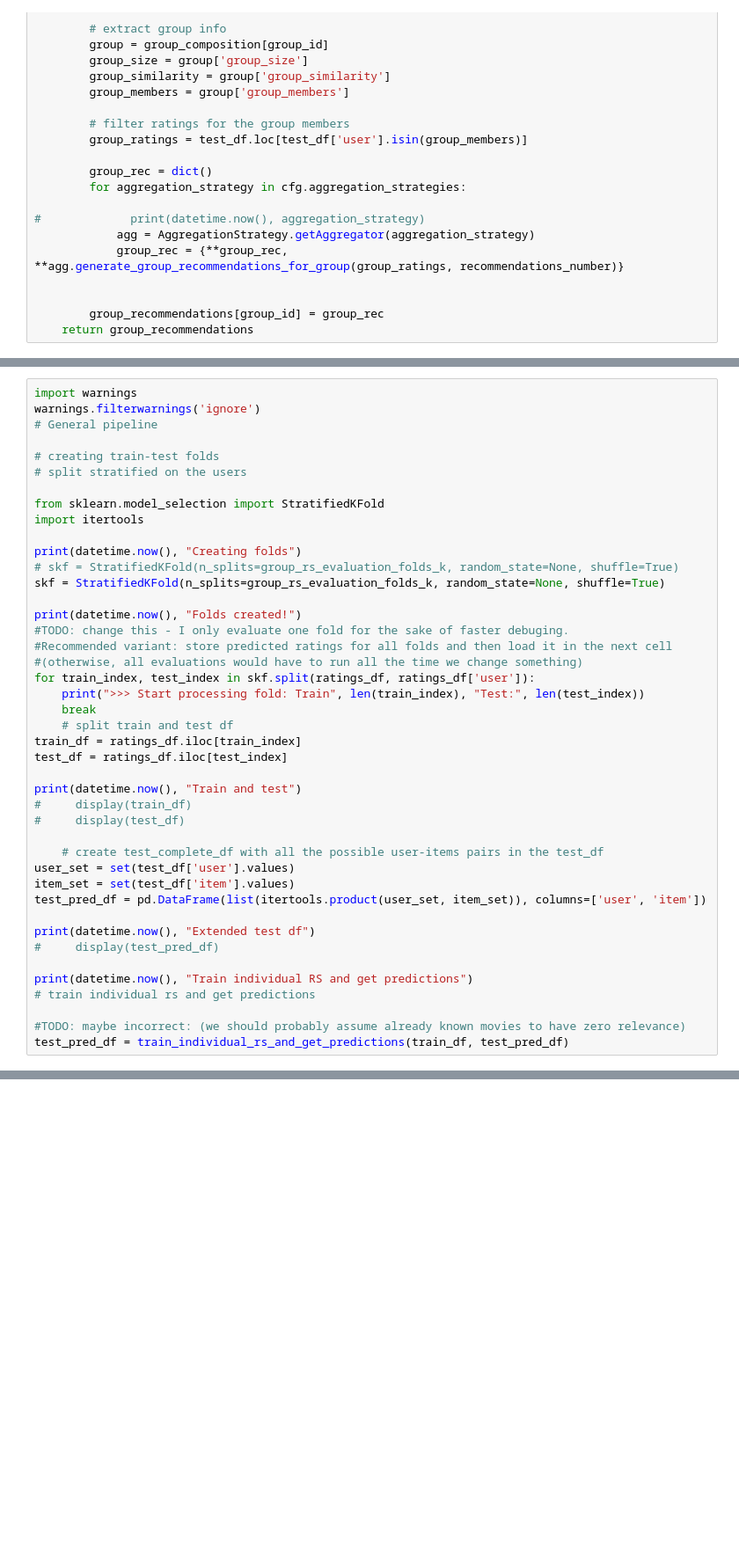
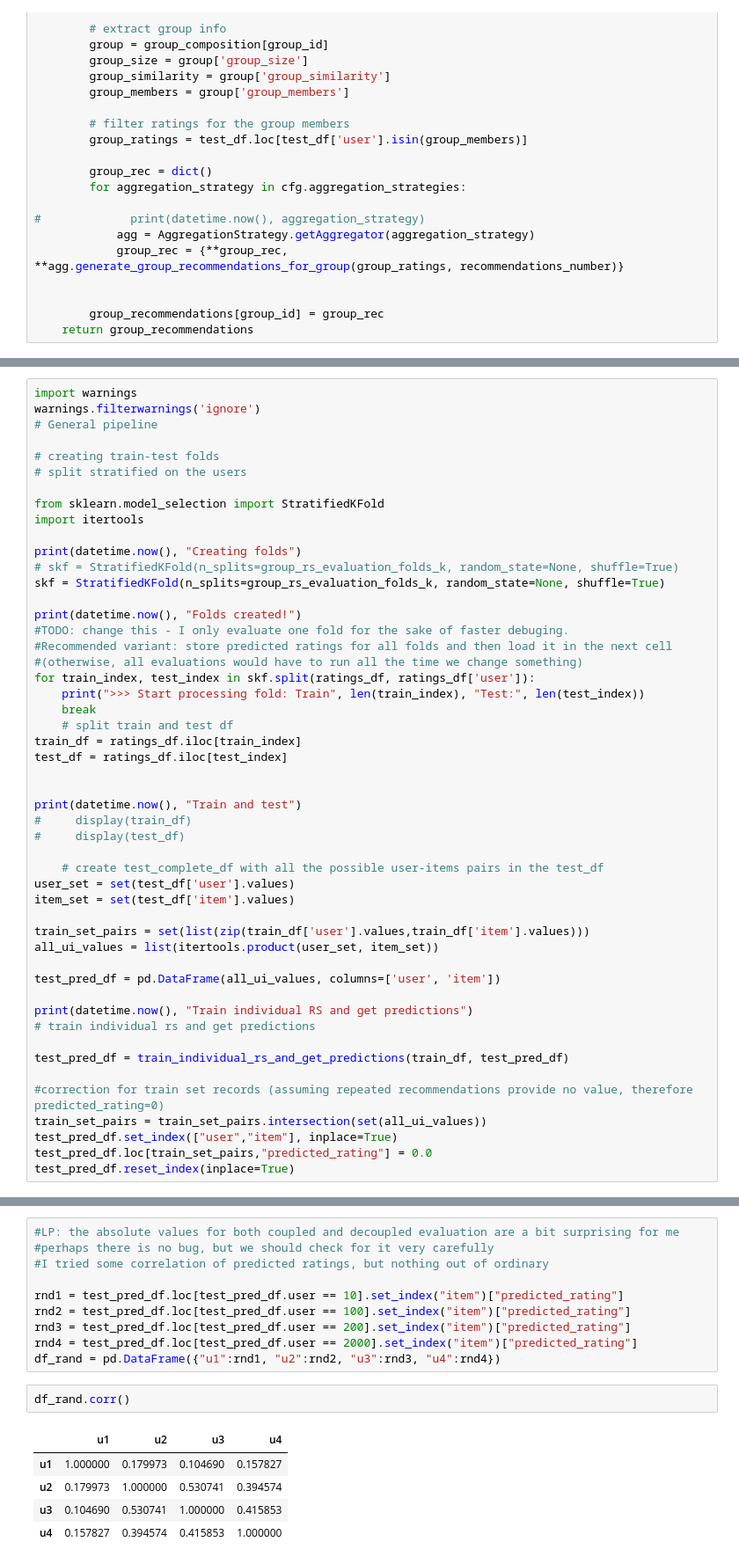
Before and after one commit to barnap/group-recommenders-offline-evaluation, a Jupyter notebook: grs_evaluation.ipynb, the cells around one changed output, grey strips where cells are left out. Shown at 88% size. Saved outputs shown, nothing was run; the diff lists cells and outputs as text; blank space fills up the shorter version.

```diff
--- a/grs_evaluation.ipynb
+++ b/grs_evaluation.ipynb
@@ -541,6 +584,7 @@ for train_index, test_index in skf.split(ratings_df, ratings_df['user']):
 train_df = ratings_df.iloc[train_index]
 test_df = ratings_df.iloc[test_index]
 
+
 print(datetime.now(), "Train and test")
 #     display(train_df)
 #     display(test_df)
@@ -548,14 +592,20 @@ print(datetime.now(), "Train and test")
     # create test_complete_df with all the possible user-items pairs in the test_df
 user_set = set(test_df['user'].values)
 item_set = set(test_df['item'].values)
-test_pred_df = pd.DataFrame(list(itertools.product(user_set, item_set)), columns=['user', 'item'])
 
-print(datetime.now(), "Extended test df")
-#     display(test_pred_df)
+train_set_pairs = set(list(zip(train_df['user'].values,train_df['item'].values)))
+all_ui_values = list(itertools.product(user_set, item_set))
+
+test_pred_df = pd.DataFrame(all_ui_values, columns=['user', 'item'])
 
 print(datetime.now(), "Train individual RS and get predictions")
 # train individual rs and get predictions
 
-#TODO: maybe incorrect: (we should probably assume already known movies to have zero relevance)
 test_pred_df = train_individual_rs_and_get_predictions(train_df, test_pred_df)
+
+#correction for train set records (assuming repeated recommendations provide no value, therefore predicted_rating=0)
+train_set_pairs = train_set_pairs.intersection(set(all_ui_values))
+test_pred_df.set_index(["user","item"], inplace=True)
+test_pred_df.loc[train_set_pairs,"predicted_rating"] = 0.0
+test_pred_df.reset_index(inplace=True)
 # %% [output]
@@ -616,0 +668,18 @@ display(fold_group_evaluations)
+# %%
+#LP: the absolute values for both coupled and decoupled evaluation are a bit surprising for me
+#perhaps there is no bug, but we should check for it very carefully
+#I tried some correlation of predicted ratings, but nothing out of ordinary
+
+rnd1 = test_pred_df.loc[test_pred_df.user == 10].set_index("item")["predicted_rating"]
+rnd2 = test_pred_df.loc[test_pred_df.user == 100].set_index("item")["predicted_rating"]
+rnd3 = test_pred_df.loc[test_pred_df.user == 200].set_index("item")["predicted_rating"]
+rnd4 = test_pred_df.loc[test_pred_df.user == 2000].set_index("item")["predicted_rating"]
+df_rand = pd.DataFrame({"u1":rnd1, "u2":rnd2, "u3":rnd3, "u4":rnd4})
+# %%
+df_rand.corr()
+# %% [output]
+|  | u1 | u2 | u3 | u4 |
+| u1 | 1.000000 | 0.179973 | 0.104690 | 0.157827 |
+| u2 | 0.179973 | 1.000000 | 0.530741 | 0.394574 |
+| u3 | 0.104690 | 0.530741 | 1.000000 | 0.415853 |
+| u4 | 0.157827 | 0.394574 | 0.415853 | 1.000000 |
```
Also changed, not shown: parts of 10 cells of this notebook.
